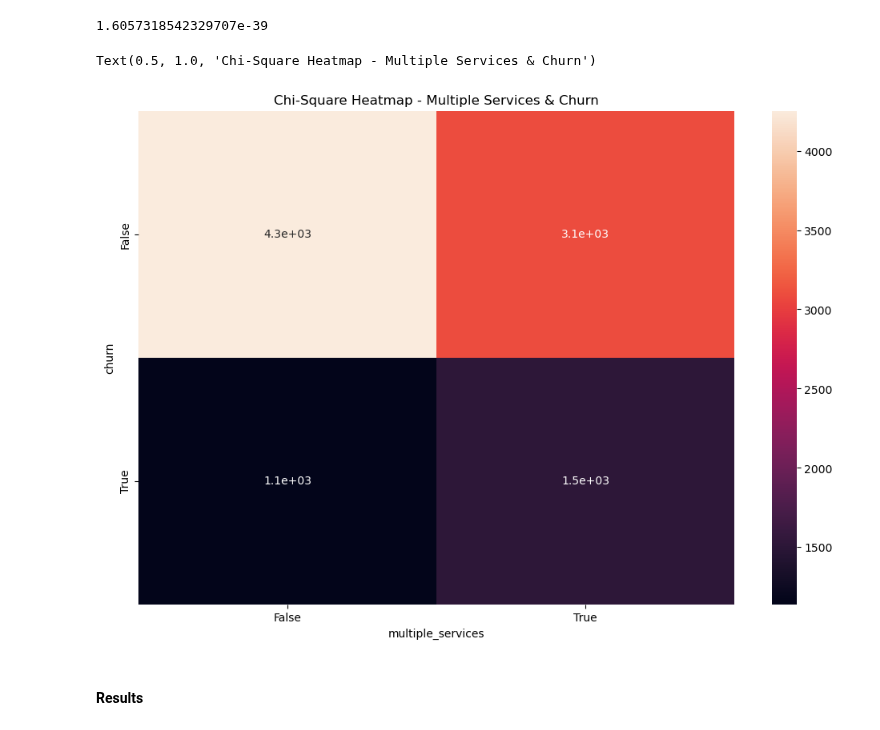
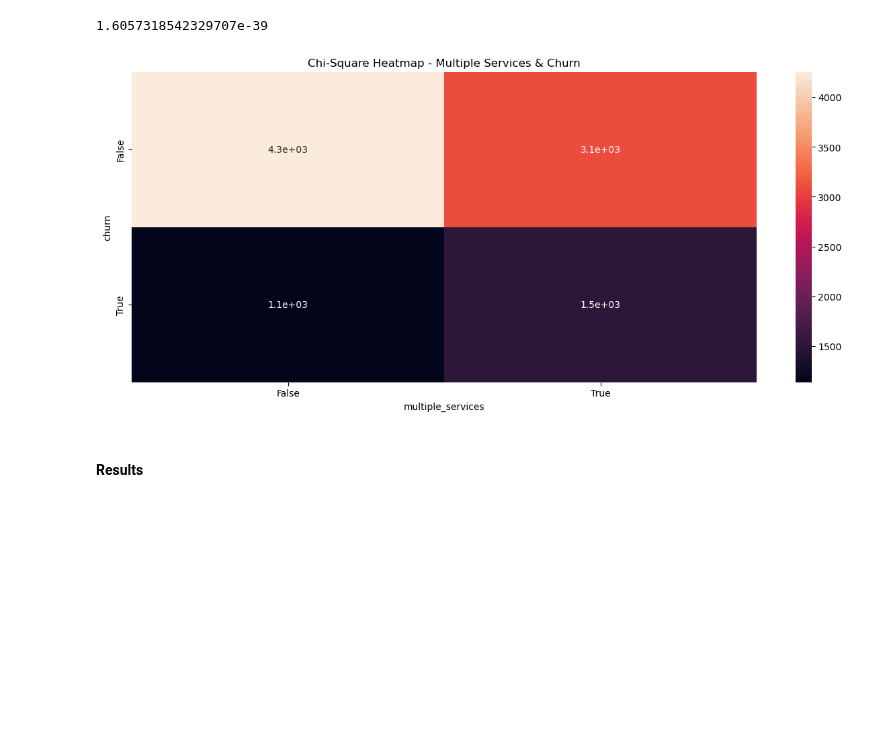
Before and after one commit to smmurdock/WGU-MSDA-DS, a Jupyter notebook: D207/Murdock_Shanay D207 PA Churn.ipynb, the cells around one changed output. Cells and saved outputs as stored; diff of their text form; code cells hidden in the pictures; blank space fills up the shorter version.

```diff
--- a/D207/Murdock_Shanay D207 PA Churn.ipynb
+++ b/D207/Murdock_Shanay D207 PA Churn.ipynb
@@ -325,12 +325,11 @@ p
 # %%
 # Create heatmap of results
 # (WGU Courseware)
-plt.figure(figsize=(12, 8))
+plt.figure(figsize=(15, 6))
 sns.heatmap(table, annot=True);
-plt.title('Chi-Square Heatmap - Multiple Services & Churn')
+plt.title('Chi-Square Heatmap - Multiple Services & Churn');
 # %% [output]
-Text(0.5, 1.0, 'Chi-Square Heatmap - Multiple Services & Churn')
-[figure, old version]
+[figure, new version]
 # %% [markdown]
 #### Results
 # %% [markdown]
```
Also changed, not shown: parts of 1 cell of this notebook.
